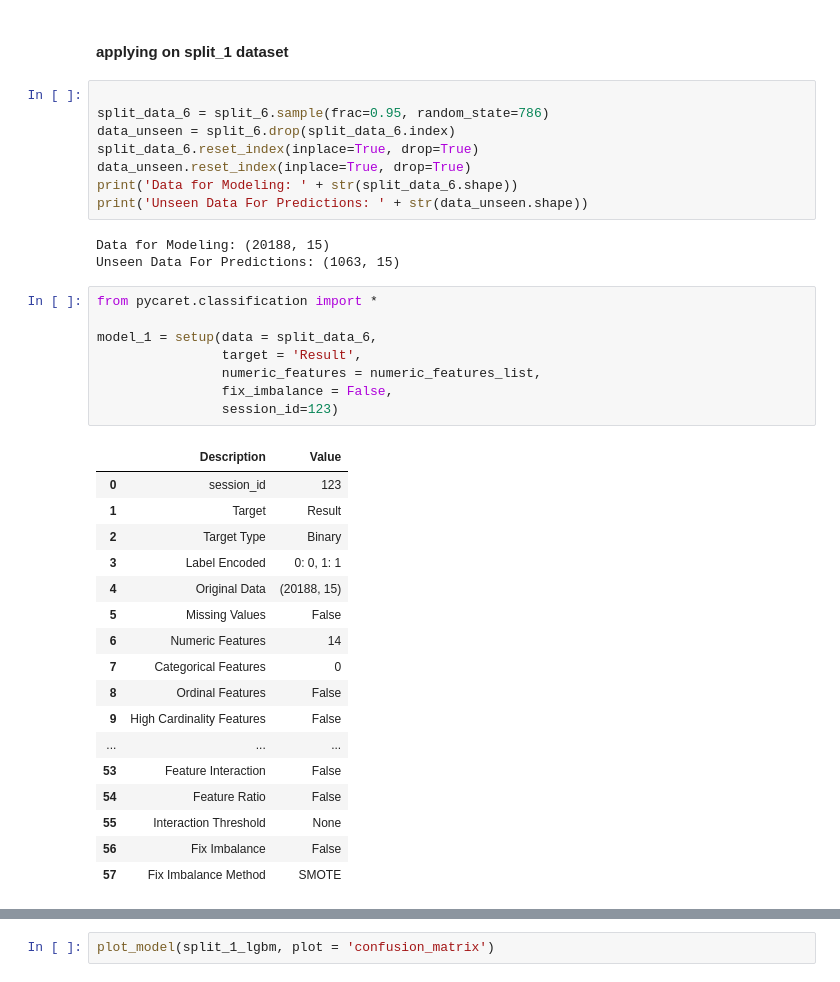
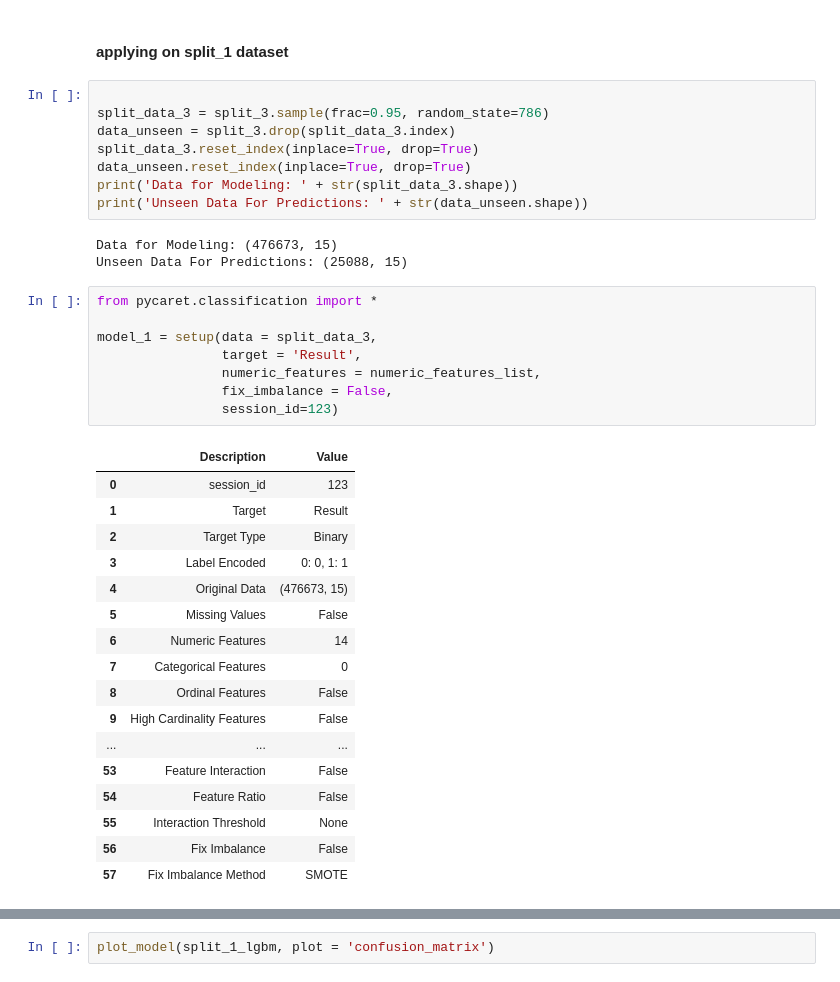
Before and after one commit to ShrikantUppin/Ensemble_techniques, a Jupyter notebook: A_Ensemble.ipynb, the cells around one changed output, grey strips where cells are left out. Saved outputs shown, nothing was run; the diff lists cells and outputs as text.

```diff
--- a/A_Ensemble.ipynb
+++ b/A_Ensemble.ipynb
@@ -252,30 +252,30 @@ plt.show()
 #### applying on split_1 dataset
 # %%
 
-split_data_6 = split_6.sample(frac=0.95, random_state=786)
-data_unseen = split_6.drop(split_data_6.index)
-split_data_6.reset_index(inplace=True, drop=True)
+split_data_3 = split_3.sample(frac=0.95, random_state=786)
+data_unseen = split_3.drop(split_data_3.index)
+split_data_3.reset_index(inplace=True, drop=True)
 data_unseen.reset_index(inplace=True, drop=True)
-print('Data for Modeling: ' + str(split_data_6.shape))
+print('Data for Modeling: ' + str(split_data_3.shape))
 print('Unseen Data For Predictions: ' + str(data_unseen.shape))
 # %% [output]
-Data for Modeling: (20188, 15)
-Unseen Data For Predictions: (1063, 15)
+Data for Modeling: (476673, 15)
+Unseen Data For Predictions: (25088, 15)
 # %%
 from pycaret.classification import *
 
-model_1 = setup(data = split_data_6,
+model_1 = setup(data = split_data_3,
                 target = 'Result',
                 numeric_features = numeric_features_list,
                 fix_imbalance = False,
                 session_id=123)
 # %% [output]
 |  | Description | Value |
 | 0 | session_id | 123 |
 | 1 | Target | Result |
 | 2 | Target Type | Binary |
 | 3 | Label Encoded | 0: 0, 1: 1 |
-| 4 | Original Data | (20188, 15) |
+| 4 | Original Data | (476673, 15) |
 | 5 | Missing Values | False |
 | 6 | Numeric Features | 14 |
 | 7 | Categorical Features | 0 |
```
Also changed, not shown: parts of 8 cells of this notebook.
